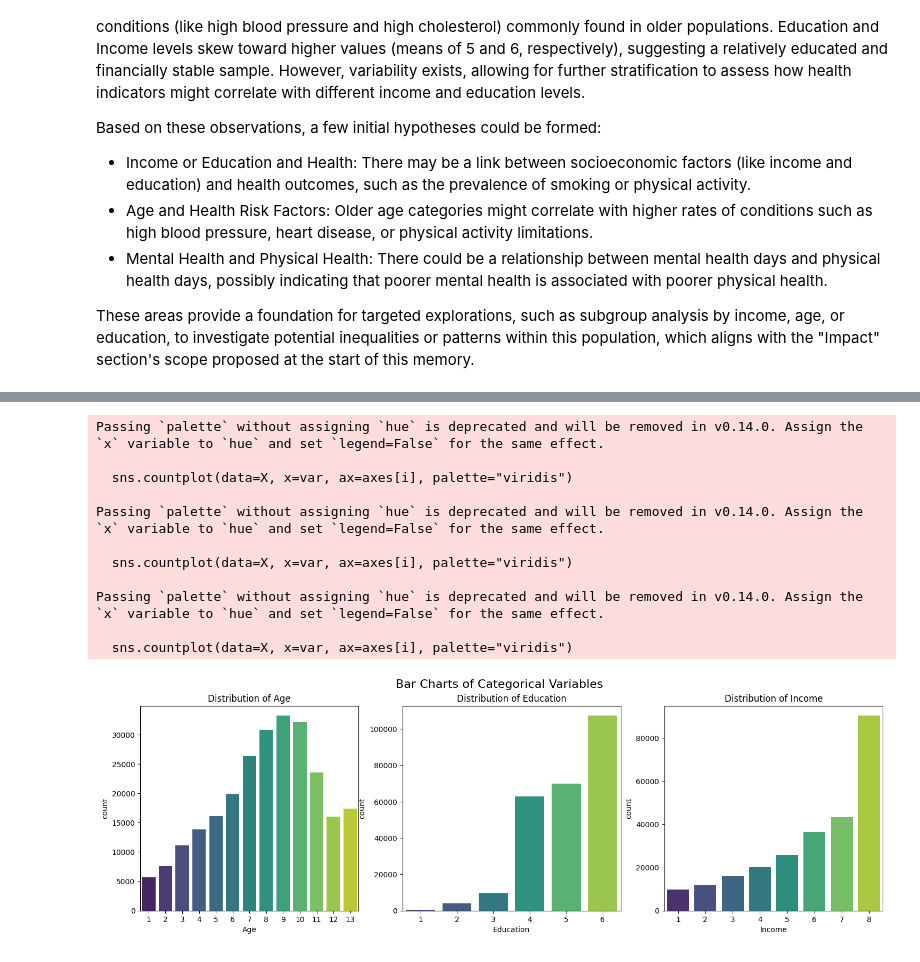
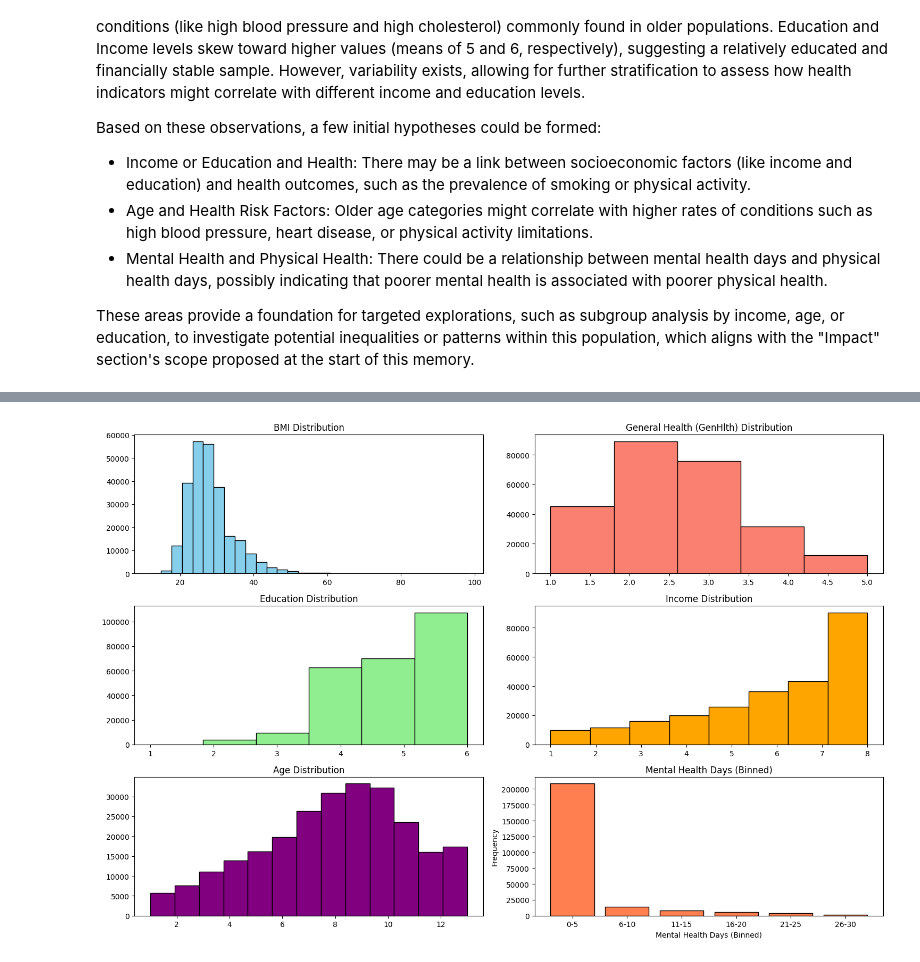
Before and after one commit to SaraRuDi/thesis, a Jupyter notebook: data-exploration.ipynb, the cells around one changed output, grey strips where cells are left out. Drawn from its saved outputs; the diff is of its cells as text; code cells hidden in the pictures.

```diff
--- a/data-exploration.ipynb
+++ b/data-exploration.ipynb
@@ -157,21 +166,0 @@ categorical_vars = ['Age', 'Education', 'Income']
-# %%
-# plot count for each category var
-fig, axes = plt.subplots(1, len(categorical_vars), figsize=(18, 5))
-for i, var in enumerate(categorical_vars):
-    sns.countplot(data=X, x=var, ax=axes[i], palette="viridis")
-    axes[i].set_title(f"Distribution of {var}")
-plt.suptitle("Bar Charts of Categorical Variables", fontsize=16)
-plt.show()
-# %% [output]
-Passing `palette` without assigning `hue` is deprecated and will be removed in v0.14.0. Assign the `x` variable to `hue` and set `legend=False` for the same effect.
-
-  sns.countplot(data=X, x=var, ax=axes[i], palette="viridis")
-
-Passing `palette` without assigning `hue` is deprecated and will be removed in v0.14.0. Assign the `x` variable to `hue` and set `legend=False` for the same effect.
-
-  sns.countplot(data=X, x=var, ax=axes[i], palette="viridis")
-
-Passing `palette` without assigning `hue` is deprecated and will be removed in v0.14.0. Assign the `x` variable to `hue` and set `legend=False` for the same effect.
-
-  sns.countplot(data=X, x=var, ax=axes[i], palette="viridis")
-[figure, removed]
@@ -180,0 +167,47 @@ correlation_matrix = X[continuous_ordinal_vars + categorical_vars].corr()
+# %%
+
+# plot histograms for BMI, General Hlth, Education, Income, Age, and binnes Mental Healt
+plt.figure(figsize=(15, 10))
+
+# histogram for BMI
+plt.subplot(3, 2, 1)
+plt.hist(X['BMI'], bins=30, color='skyblue', edgecolor='black')
+plt.title('BMI Distribution')
+plt.plot()
+
+# histogram for GenHlth
+plt.subplot(3, 2, 2)
+plt.hist(X['GenHlth'], bins=5, color='salmon', edgecolor='black')
+plt.title('General Health (GenHlth) Distribution')
+plt.plot()
+
+# histogram for Education
+plt.subplot(3, 2, 3)
+plt.hist(X['Education'], bins=6, color='lightgreen', edgecolor='black')
+plt.title('Education Distribution')
+plt.plot()
+
+# histogram for Income
+plt.subplot(3, 2, 4)
+plt.hist(X['Income'], bins=8, color='orange', edgecolor='black')
+plt.title('Income Distribution')
+plt.plot()
+
+# histogram for Age
+plt.subplot(3, 2, 5)
+plt.hist(X['Age'], bins=13, color='purple', edgecolor='black')
+plt.title('Age Distribution')
+plt.plot()
+
+plt.subplot(3, 2, 6)
+menthlth_counts = X['MentHlth_binned'].value_counts().sort_index()
+plt.bar(menthlth_counts.index, menthlth_counts.values, color='coral', edgecolor='black')
+plt.title('Mental Health Days (Binned)')
+plt.xlabel('Mental Health Days (Binned)')
+plt.ylabel('Frequency')
+
+
+plt.tight_layout()
+plt.show()
+# %% [output]
+[figure, added]
```
Also changed, not shown: parts of 15 cells of this notebook.
